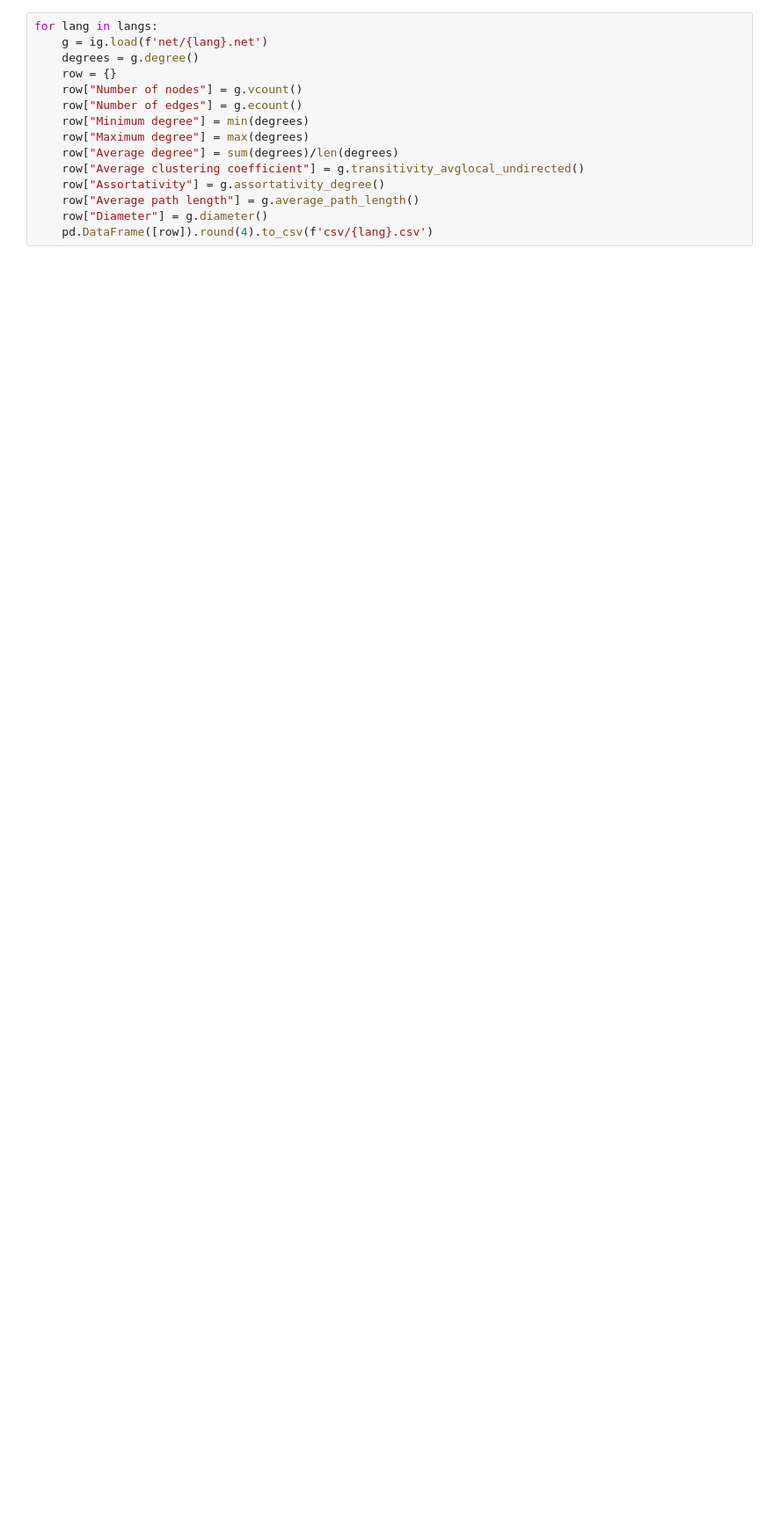
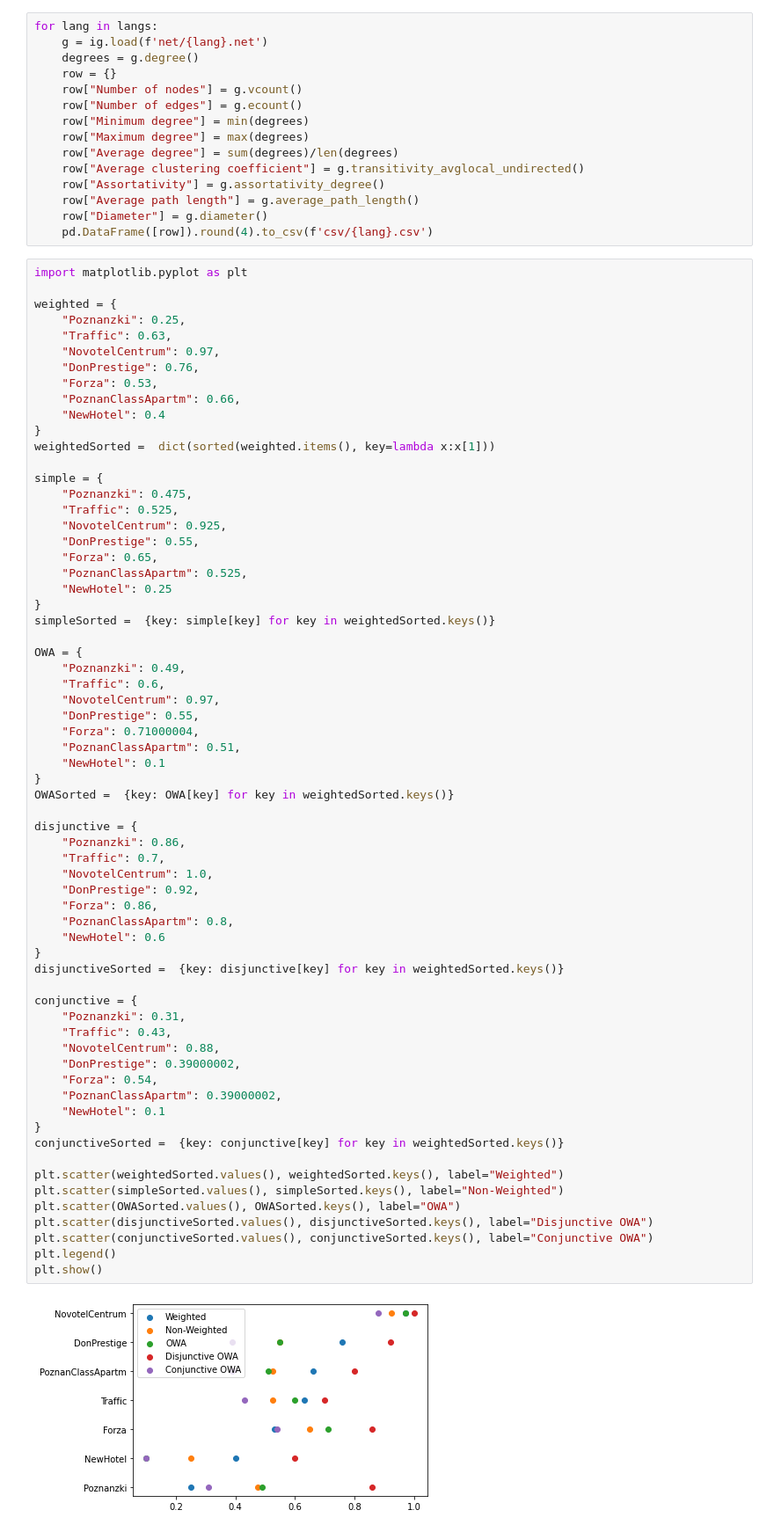
Before and after one commit to baton96/Complex-Networks, a Jupyter notebook: A4/A4.ipynb, the cells around one changed output. Shown at 88% size. Saved outputs shown, nothing was run; the diff lists cells and outputs as text; blank space fills up the shorter version.

```diff
--- a/A4/A4.ipynb
+++ b/A4/A4.ipynb
@@ -50,3 +50,70 @@ for lang in langs:
     row["Average path length"] = g.average_path_length()
     row["Diameter"] = g.diameter()
     pd.DataFrame([row]).round(4).to_csv(f'csv/{lang}.csv')
+# %%
+import matplotlib.pyplot as plt
+
+weighted = {
+    "Poznanzki": 0.25,
+    "Traffic": 0.63,
+    "NovotelCentrum": 0.97,
+    "DonPrestige": 0.76,
+    "Forza": 0.53,
+    "PoznanClassApartm": 0.66,
+    "NewHotel": 0.4
+}
+weightedSorted =  dict(sorted(weighted.items(), key=lambda x:x[1]))
+
+simple = {
+    "Poznanzki": 0.475,
+    "Traffic": 0.525,
+    "NovotelCentrum": 0.925,
+    "DonPrestige": 0.55,
+    "Forza": 0.65,
+    "PoznanClassApartm": 0.525,
+    "NewHotel": 0.25
+}
+simpleSorted =  {key: simple[key] for key in weightedSorted.keys()}
+
+OWA = {
+    "Poznanzki": 0.49,
+    "Traffic": 0.6,
+    "NovotelCentrum": 0.97,
+    "DonPrestige": 0.55,
+    "Forza": 0.71000004,
+    "PoznanClassApartm": 0.51,
+    "NewHotel": 0.1
+}
+OWASorted =  {key: OWA[key] for key in weightedSorted.keys()}
+
+disjunctive = {
+    "Poznanzki": 0.86,
+    "Traffic": 0.7,
+    "NovotelCentrum": 1.0,
+    "DonPrestige": 0.92,
+    "Forza": 0.86,
+    "PoznanClassApartm": 0.8,
+    "NewHotel": 0.6
+}
+disjunctiveSorted =  {key: disjunctive[key] for key in weightedSorted.keys()}
+
+conjunctive = {
+    "Poznanzki": 0.31,
+    "Traffic": 0.43,
+    "NovotelCentrum": 0.88,
+    "DonPrestige": 0.39000002,
+    "Forza": 0.54,
+    "PoznanClassApartm": 0.39000002,
+    "NewHotel": 0.1
+}
+conjunctiveSorted =  {key: conjunctive[key] for key in weightedSorted.keys()}
+
+plt.scatter(weightedSorted.values(), weightedSorted.keys(), label="Weighted")
+plt.scatter(simpleSorted.values(), simpleSorted.keys(), label="Non-Weighted")
+plt.scatter(OWASorted.values(), OWASorted.keys(), label="OWA")
+plt.scatter(disjunctiveSorted.values(), disjunctiveSorted.keys(), label="Disjunctive OWA")
+plt.scatter(conjunctiveSorted.values(), conjunctiveSorted.keys(), label="Conjunctive OWA")
+plt.legend()
+plt.show()
+# %% [output]
+[figure, added]
```
Also changed, not shown: 8 other files.
